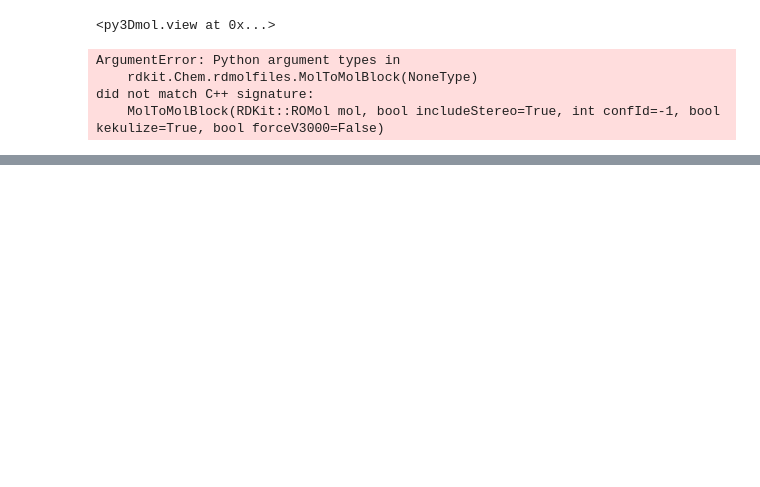
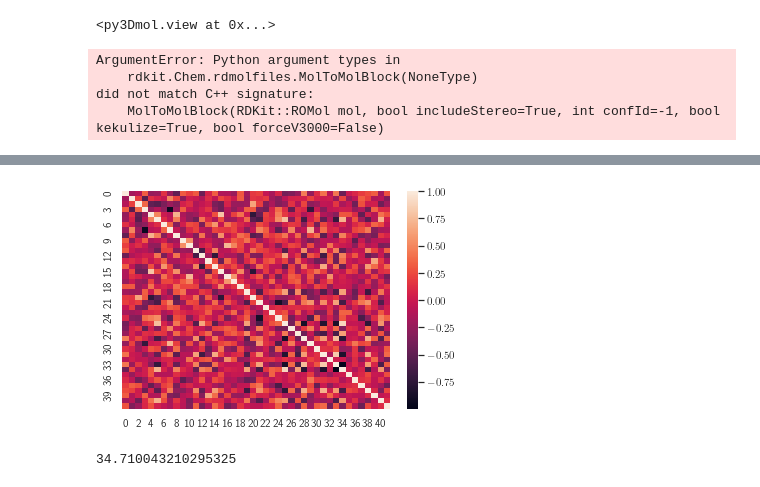
Before and after one commit to yashpatel5400/idp_rl, a Jupyter notebook: examples/chignolin.ipynb, the cells around one changed output, grey strips where cells are left out. Cells and saved outputs as stored; diff of their text form; code cells hidden in the pictures; blank space fills up the shorter version.

```diff
--- a/examples/chignolin.ipynb
+++ b/examples/chignolin.ipynb
@@ -144,0 +257,29 @@ did not match C++ signature:
+# %%
+nonring, _ = TorsionFingerprints.CalculateTorsionLists(mol)
+full_dihedrals = []
+for conf_id in range(mol.GetNumConformers()):
+    conf = mol.GetConformer(conf_id)
+    dihedral_angles = []
+    for torsion_tup in nonring:
+        dihedral_angle = rdMolTransforms.GetDihedralDeg(conf, *torsion_tup[0][0])
+        if dihedral_angle < 0:
+            dihedral_angle += 360
+        dihedral_angles.append(dihedral_angle)
+    full_dihedrals.append(dihedral_angles)
+full_dihedrals = np.array(full_dihedrals)
+# %%
+cov = np.corrcoef(full_dihedrals.T)
+
+sns.set_style("whitegrid")
+plt.rcParams['text.usetex'] = True
+plt.rcParams["axes.grid"] = False
+blue, = sns.color_palette("muted", 1)
+
+ax = sns.heatmap(cov)
+plt.show()
+# %% [output]
+[figure, added]
+# %%
+np.sum(cov)
+# %% [output]
+34.710043210295325
```
Also changed, not shown: parts of 15 cells of this notebook, 6 other files.
